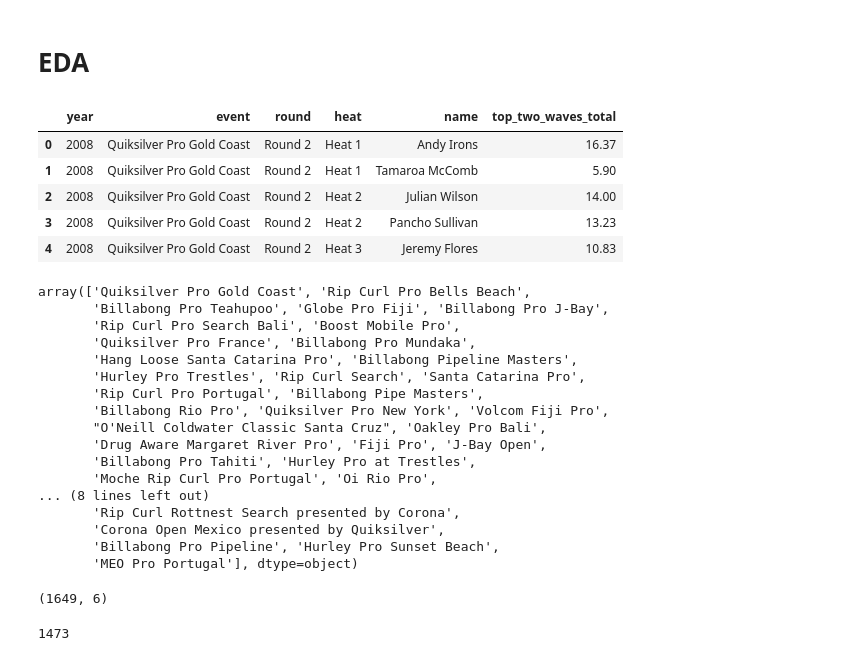
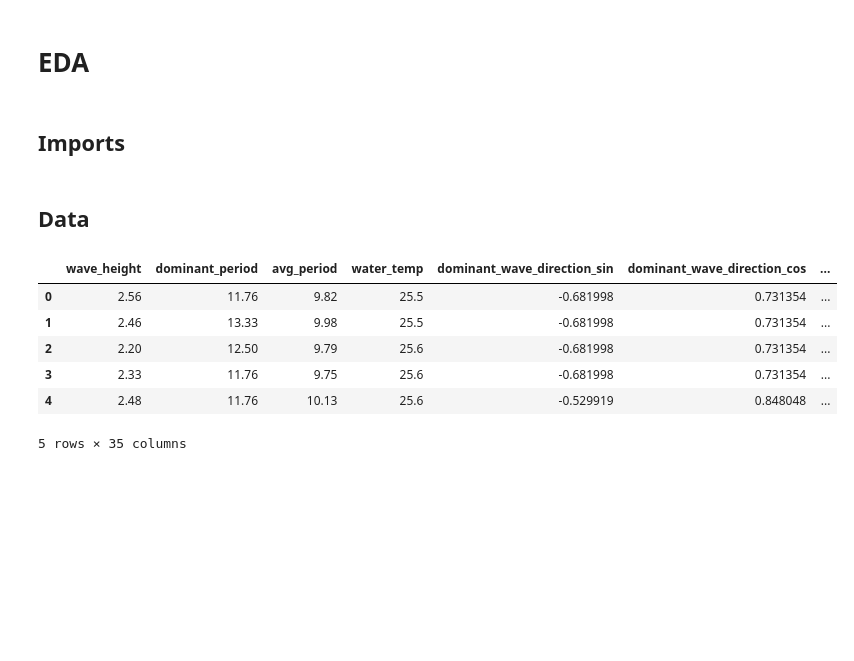
Before and after one commit to pezpet/capstone, a Jupyter notebook: EDA.ipynb, the cells around one changed output. Drawn from its saved outputs; the diff is of its cells as text; code cells hidden in the pictures; blank space fills up the shorter version.

```diff
--- a/EDA.ipynb
+++ b/EDA.ipynb
@@ -1,49 +1,23 @@
 # %% [markdown]
 # EDA
+# %% [markdown]
+## Imports
 # %%
 import pandas as pd
 import numpy as np
 import seaborn as sns
 import matplotlib.pyplot as plt
+# %% [markdown]
+## Data
 # %%
-df = pd.read_csv('./data/wsl/avg_scores_all_years.csv', index_col=0)
-df.head()
+data = pd.read_csv('./data/merged_data.csv')
+data.drop(columns='Unnamed: 0', inplace=True)
+data.head()
 # %% [output]
-|  | year | event | round | heat | name | top_two_waves_total |
-| 0 | 2008 | Quiksilver Pro Gold Coast | Round 2 | Heat 1 | Andy Irons | 16.37 |
-| 1 | 2008 | Quiksilver Pro Gold Coast | Round 2 | Heat 1 | Tamaroa McComb | 5.90 |
-| 2 | 2008 | Quiksilver Pro Gold Coast | Round 2 | Heat 2 | Julian Wilson | 14.00 |
-| 3 | 2008 | Quiksilver Pro Gold Coast | Round 2 | Heat 2 | Pancho Sullivan | 13.23 |
-| 4 | 2008 | Quiksilver Pro Gold Coast | Round 2 | Heat 3 | Jeremy Flores | 10.83 |
+|  | wave_height | dominant_period | avg_period | water_temp | dominant_wave_direction_sin | dominant_wave_direction_cos | ... |
+| 0 | 2.56 | 11.76 | 9.82 | 25.5 | -0.681998 | 0.731354 | ... |
+| 1 | 2.46 | 13.33 | 9.98 | 25.5 | -0.681998 | 0.731354 | ... |
+| 2 | 2.20 | 12.50 | 9.79 | 25.6 | -0.681998 | 0.731354 | ... |
+| 3 | 2.33 | 11.76 | 9.75 | 25.6 | -0.681998 | 0.731354 | ... |
+| 4 | 2.48 | 11.76 | 10.13 | 25.6 | -0.529919 | 0.848048 | ... |
+5 rows × 35 columns
-# %%
-df['event'].unique()
-# %% [output]
-array(['Quiksilver Pro Gold Coast', 'Rip Curl Pro Bells Beach',
-       'Billabong Pro Teahupoo', 'Globe Pro Fiji', 'Billabong Pro J-Bay',
-       'Rip Curl Pro Search Bali', 'Boost Mobile Pro',
-       'Quiksilver Pro France', 'Billabong Pro Mundaka',
-       'Hang Loose Santa Catarina Pro', 'Billabong Pipeline Masters',
-       'Hurley Pro Trestles', 'Rip Curl Search', 'Santa Catarina Pro',
-       'Rip Curl Pro Portugal', 'Billabong Pipe Masters',
-       'Billabong Rio Pro', 'Quiksilver Pro New York', 'Volcom Fiji Pro',
-       "O'Neill Coldwater Classic Santa Cruz", 'Oakley Pro Bali',
-       'Drug Aware Margaret River Pro', 'Fiji Pro', 'J-Bay Open',
-       'Billabong Pro Tahiti', 'Hurley Pro at Trestles',
-       'Moche Rip Curl Pro Portugal', 'Oi Rio Pro',
-... (8 lines left out)
-       'Rip Curl Rottnest Search presented by Corona',
-       'Corona Open Mexico presented by Quiksilver',
-       'Billabong Pro Pipeline', 'Hurley Pro Sunset Beach',
-       'MEO Pro Portugal'], dtype=object)
-# %%
-pipe = [
-    "Billabong Pipe Masters presented by Hydro Flask",
-    "Billabong Pro Pipeline",
-    "Billabong Pipe Masters presented by Hydro Flask",
-    "Billabong Pipe Masters",
-    "Billabong Pipeline Masters"
-]
-
-df.loc[df['event'].isin(pipe)].shape
-# %% [output]
-(1649, 6)
@@ -52,4 +23,0 @@ df_pipe = df.loc[df['event'].isin(pipe)].reindex()
-# %%
-df['event'].value_counts()[0]
-# %% [output]
-1473
```
Also changed, not shown: parts of 16 cells of this notebook, 1 other file.
